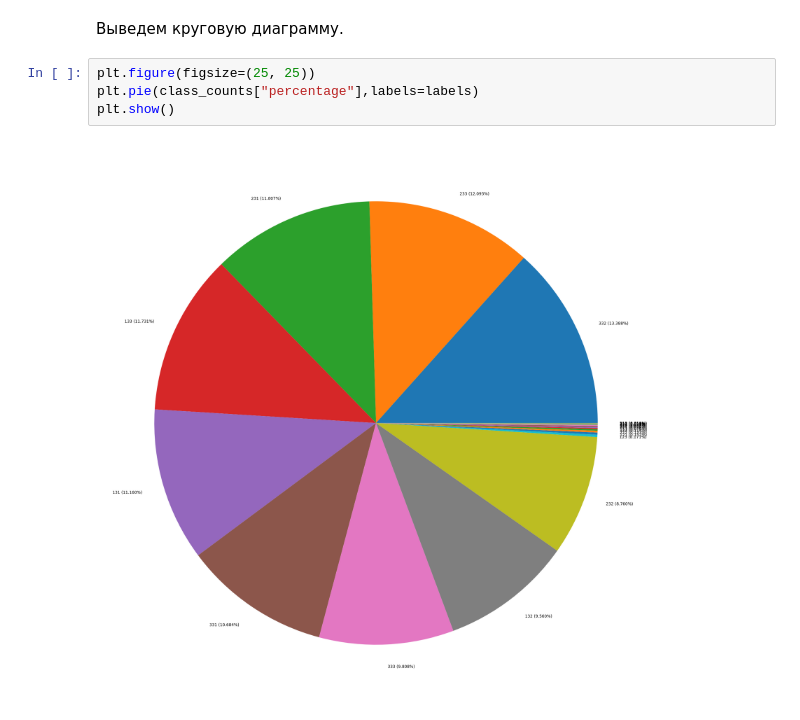
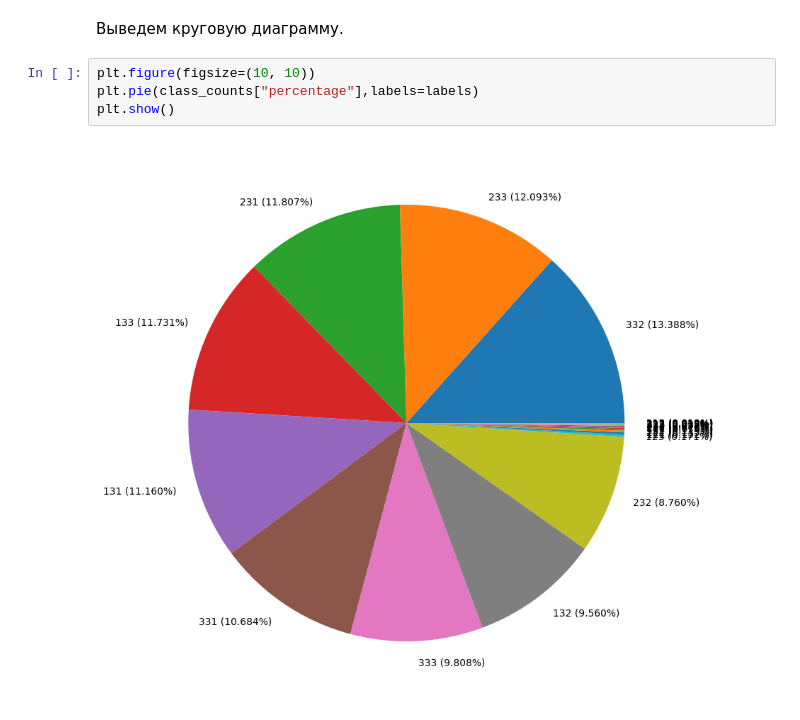
Before and after one commit to luciferuus/DI-Practice-Case4, a Jupyter notebook: rfm.ipynb, the cells around one changed output. Saved outputs shown, nothing was run; the diff lists cells and outputs as text.

Commit message:
Small tweak to a Pie Chart

```diff
--- a/rfm.ipynb
+++ b/rfm.ipynb
@@ -197,8 +197,8 @@ labels = ["{0} ({1:.3f}%)".format(label, percentage) for label, percentage in zi
 # %% [markdown]
 Выведем круговую диаграмму.
 # %%
-plt.figure(figsize=(25, 25))
+plt.figure(figsize=(10, 10))
 plt.pie(class_counts["percentage"],labels=labels)
 plt.show()
 # %% [output]
-[figure, old version]
+[figure, new version]
```
